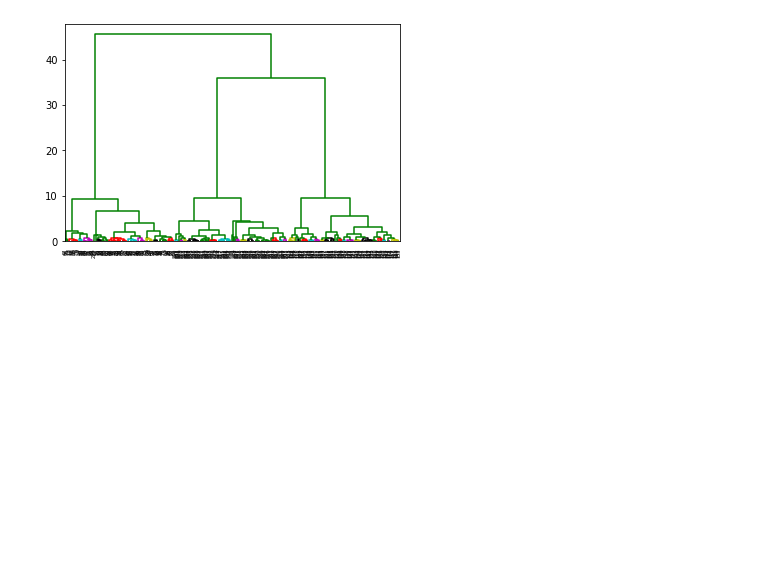
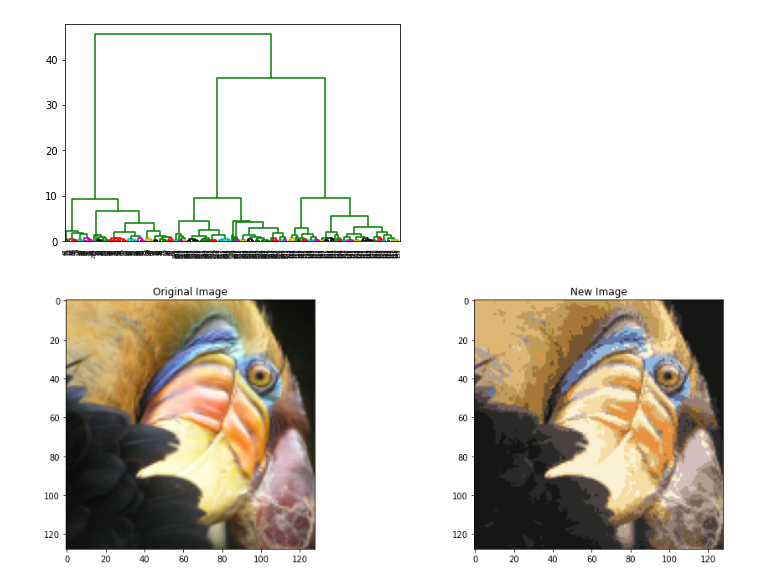
Before and after one commit to fsluizvictor/K-means, a Jupyter notebook: K_means.ipynb, the cells around one changed output. Saved outputs shown, nothing was run; the diff lists cells and outputs as text; code cells hidden in the pictures; blank space fills up the shorter version.

```diff
--- a/K_means.ipynb
+++ b/K_means.ipynb
@@ -115,3 +115,44 @@ dn = hierarchy.dendrogram(
     temp, above_threshold_color="green", color_threshold=.7)
 # %% [output]
 [figure]
+# %%
+import matplotlib.image as mpimg
+
+file_name = 'bird_small.png'
+original_image = mpimg.imread(file_path_name(file_name))
+file_name = 'bird_small.mat'
+file_path = file_path_name(file_name)
+second_data = loadmat(file_path)
+# %%
+from skimage import io
+from sklearn.cluster import KMeans
+import numpy as np
+import matplotlib.gridspec as gridspec
+
+X = second_data['A']/255
+size = len(X)
+X = X.reshape(size*size, 3)
+
+#Implement k-means clustering to form k clusters
+kmeans = KMeans(n_clusters=16)
+kmeans.fit(X)
+
+#Replace each pixel value with its nearby centroid
+compressed_image = kmeans.cluster_centers_[kmeans.labels_]
+
+#Reorganizer with the older dimension
+compressed_image = compressed_image.reshape(size, size, 3)
+
+gs = gridspec.GridSpec(2, 2)
+plt.figure(figsize=(16, 12))
+
+ax = plt.subplot(gs[0, 0])
+plt.title('Original Image')
+plt.imshow(original_image)
+
+ax = plt.subplot(gs[0, 1])
+plt.title('New Image')
+plt.imshow(compressed_image)
+plt.show()
+# %% [output]
+[figure, added]
```
Also changed, not shown: parts of 2 cells of this notebook.
